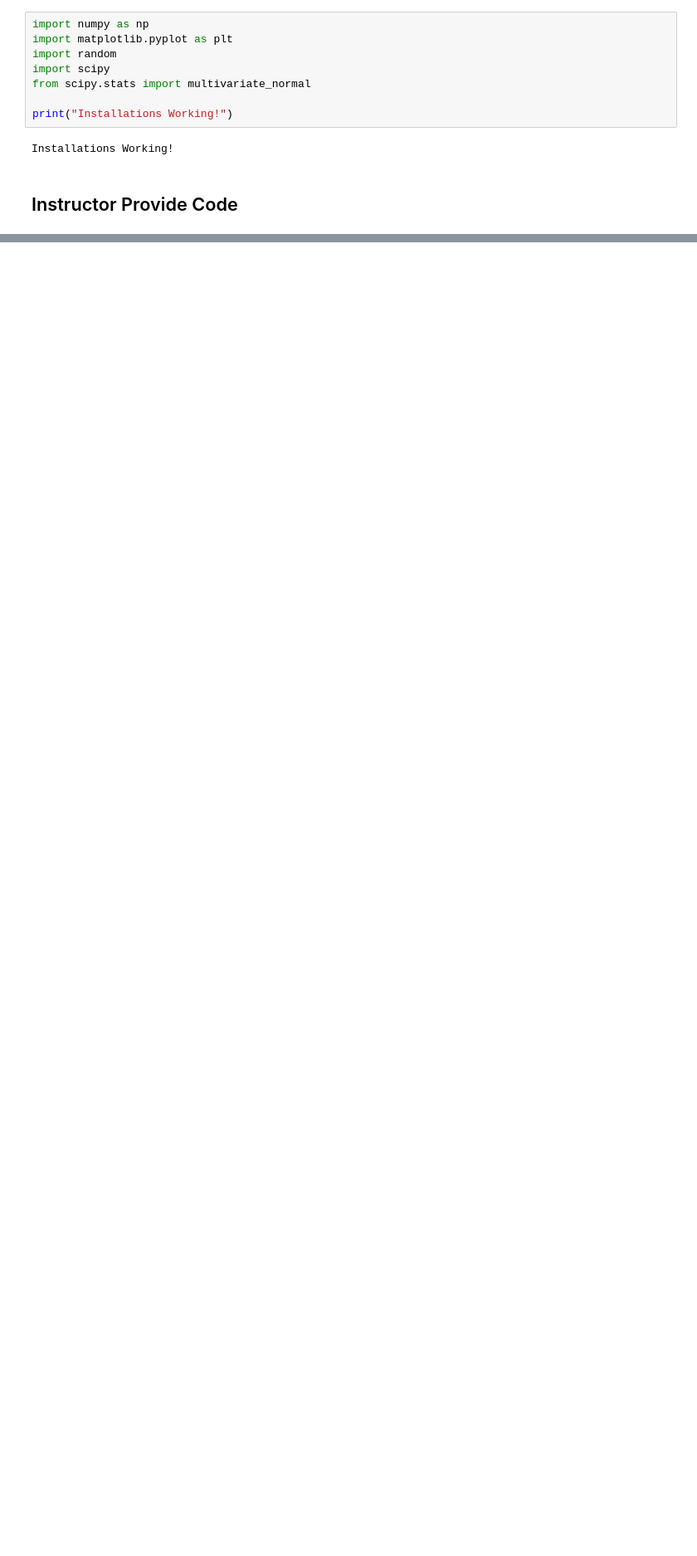
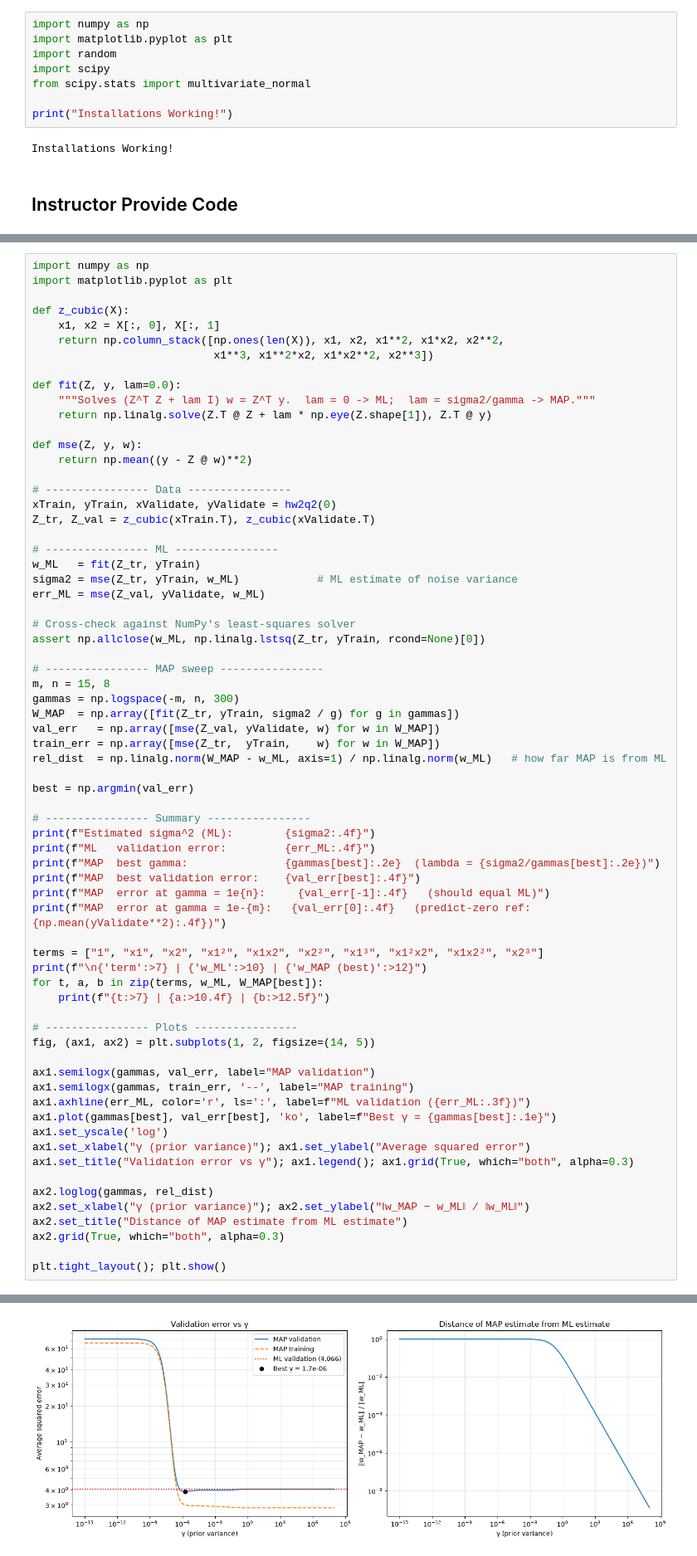
Before and after one commit to RonanEngel/EC5564_Assignments, a Jupyter notebook: Assignment_2/q2.ipynb, the cells around one changed output, grey strips where cells are left out. Shown at 83% size. Drawn from its saved outputs; the diff is of its cells as text; blank space fills up the shorter version.

```diff
--- a/Assignment_2/q2.ipynb
+++ b/Assignment_2/q2.ipynb
@@ -221,0 +133,69 @@ TypeError: map_objective() missing 2 required positional arguments: 'gamma' and
+# %%
+import numpy as np
+import matplotlib.pyplot as plt
+
+def z_cubic(X):
+    x1, x2 = X[:, 0], X[:, 1]
+    return np.column_stack([np.ones(len(X)), x1, x2, x1**2, x1*x2, x2**2,
+                            x1**3, x1**2*x2, x1*x2**2, x2**3])
+
+def fit(Z, y, lam=0.0):
+    """Solves (Z^T Z + lam I) w = Z^T y.  lam = 0 -> ML;  lam = sigma2/gamma -> MAP."""
+    return np.linalg.solve(Z.T @ Z + lam * np.eye(Z.shape[1]), Z.T @ y)
+
+def mse(Z, y, w):
+    return np.mean((y - Z @ w)**2)
+
+# ---------------- Data ----------------
+xTrain, yTrain, xValidate, yValidate = hw2q2(0)
+Z_tr, Z_val = z_cubic(xTrain.T), z_cubic(xValidate.T)
+
+# ---------------- ML ----------------
+w_ML   = fit(Z_tr, yTrain)
+sigma2 = mse(Z_tr, yTrain, w_ML)            # ML estimate of noise variance
+err_ML = mse(Z_val, yValidate, w_ML)
+
+# Cross-check against NumPy's least-squares solver
+assert np.allclose(w_ML, np.linalg.lstsq(Z_tr, yTrain, rcond=None)[0])
+
+# ---------------- MAP sweep ----------------
+m, n = 15, 8
+gammas = np.logspace(-m, n, 300)
+W_MAP  = np.array([fit(Z_tr, yTrain, sigma2 / g) for g in gammas])
+val_err   = np.array([mse(Z_val, yValidate, w) for w in W_MAP])
+train_err = np.array([mse(Z_tr,  yTrain,    w) for w in W_MAP])
+rel_dist  = np.linalg.norm(W_MAP - w_ML, axis=1) / np.linalg.norm(w_ML)   # how far MAP is from ML
+
+best = np.argmin(val_err)
+
+# ---------------- Summary ----------------
+print(f"Estimated sigma^2 (ML):        {sigma2:.4f}")
+print(f"ML   validation error:         {err_ML:.4f}")
+print(f"MAP  best gamma:               {gammas[best]:.2e}  (lambda = {sigma2/gammas[best]:.2e})")
+print(f"MAP  best validation error:    {val_err[best]:.4f}")
+print(f"MAP  error at gamma = 1e{n}:     {val_err[-1]:.4f}   (should equal ML)")
+print(f"MAP  error at gamma = 1e-{m}:   {val_err[0]:.4f}   (predict-zero ref: {np.mean(yValidate**2):.4f})")
+
+terms = ["1", "x1", "x2", "x1²", "x1x2", "x2²", "x1³", "x1²x2", "x1x2²", "x2³"]
+print(f"\n{'term':>7} | {'w_ML':>10} | {'w_MAP (best)':>12}")
+for t, a, b in zip(terms, w_ML, W_MAP[best]):
+    print(f"{t:>7} | {a:>10.4f} | {b:>12.5f}")
+
+# ---------------- Plots ----------------
+fig, (ax1, ax2) = plt.subplots(1, 2, figsize=(14, 5))
+
+ax1.semilogx(gammas, val_err, label="MAP validation")
+ax1.semilogx(gammas, train_err, '--', label="MAP training")
+ax1.axhline(err_ML, color='r', ls=':', label=f"ML validation ({err_ML:.3f})")
+ax1.plot(gammas[best], val_err[best], 'ko', label=f"Best γ = {gammas[best]:.1e}")
+ax1.set_yscale('log')
+ax1.set_xlabel("γ (prior variance)"); ax1.set_ylabel("Average squared error")
+ax1.set_title("Validation error vs γ"); ax1.legend(); ax1.grid(True, which="both", alpha=0.3)
+
+ax2.loglog(gammas, rel_dist)
+ax2.set_xlabel("γ (prior variance)"); ax2.set_ylabel("‖w_MAP − w_ML‖ / ‖w_ML‖")
+ax2.set_title("Distance of MAP estimate from ML estimate")
+ax2.grid(True, which="both", alpha=0.3)
+
+plt.tight_layout(); plt.show()
+# %% [output]
@@ -221,0 +222 @@ TypeError: map_objective() missing 2 required positional arguments: 'gamma' and
+[figure, added]
```
Also changed, not shown: parts of 6 cells of this notebook, 8 other files.
